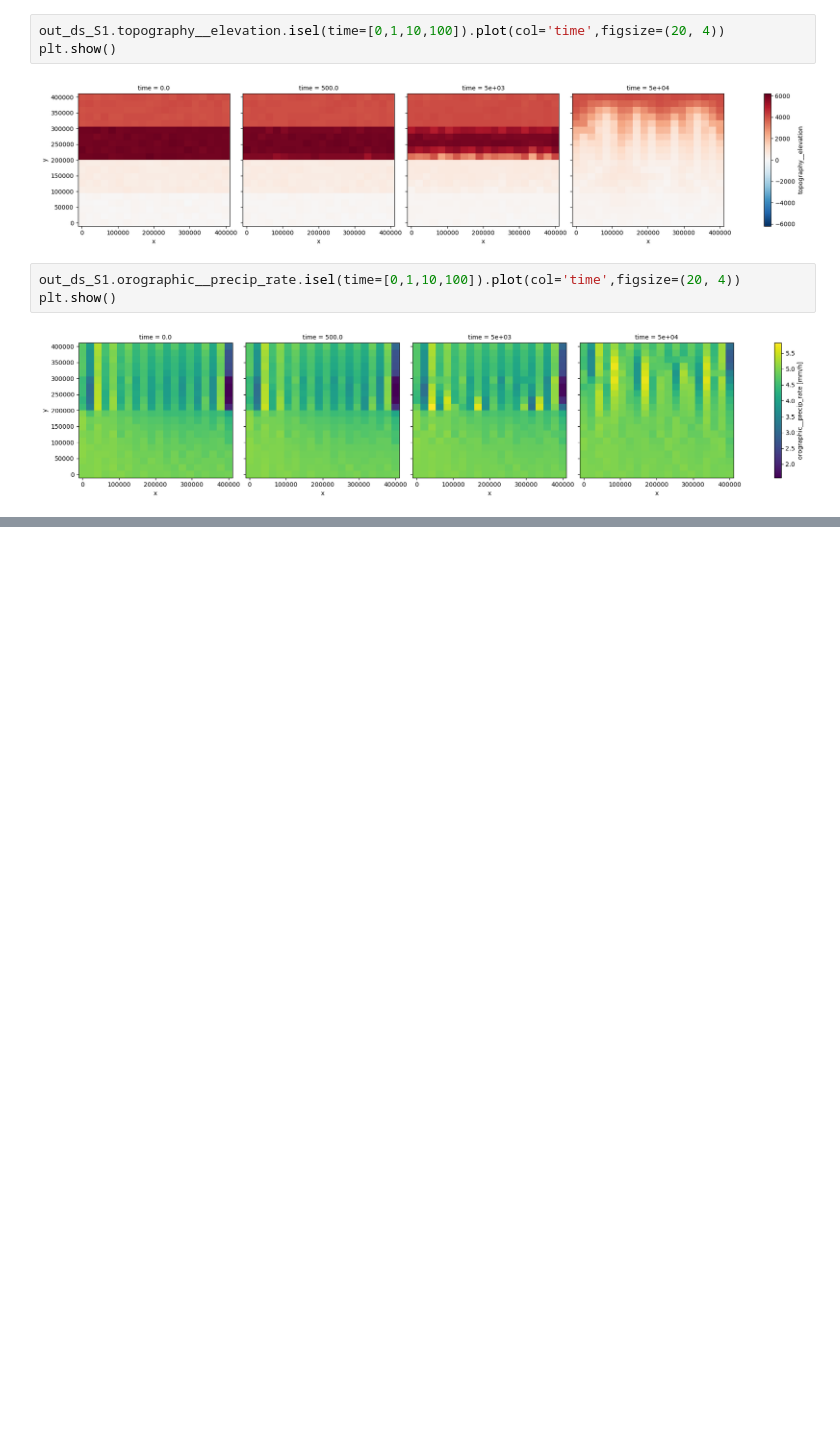
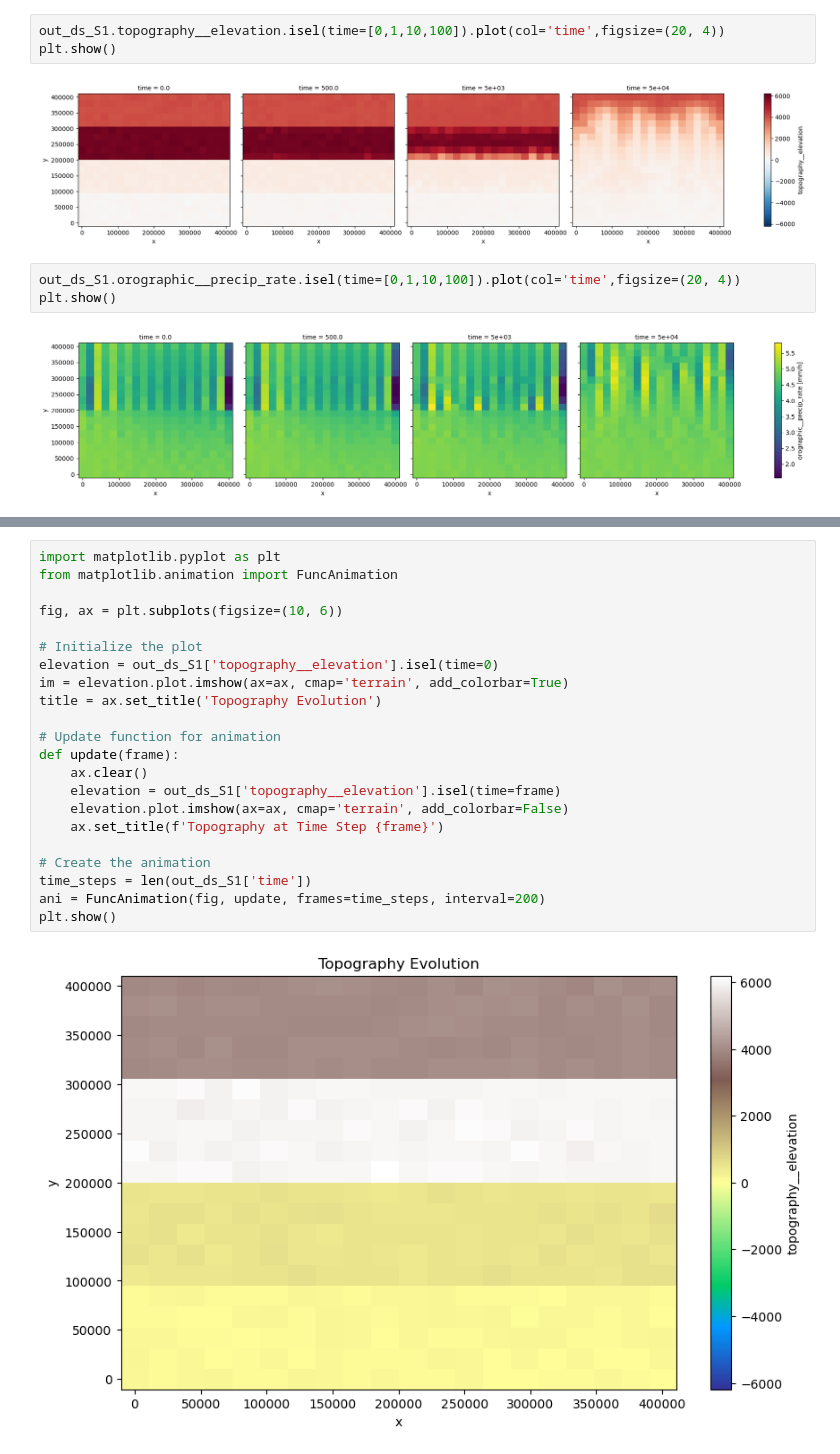
Before and after one commit to Lucas08793/ClimateLandscapeEvolution, a Jupyter notebook: newmountain.ipynb, the cells around one changed output, grey strips where cells are left out. Drawn from its saved outputs; the diff is of its cells as text; blank space fills up the shorter version.

```diff
--- a/newmountain.ipynb
+++ b/newmountain.ipynb
@@ -338,0 +376,24 @@ plt.show()
+# %%
+import matplotlib.pyplot as plt
+from matplotlib.animation import FuncAnimation
+
+fig, ax = plt.subplots(figsize=(10, 6))
+
+# Initialize the plot
+elevation = out_ds_S1['topography__elevation'].isel(time=0)
+im = elevation.plot.imshow(ax=ax, cmap='terrain', add_colorbar=True)
+title = ax.set_title('Topography Evolution')
+
+# Update function for animation
+def update(frame):
+    ax.clear()
+    elevation = out_ds_S1['topography__elevation'].isel(time=frame)
+    elevation.plot.imshow(ax=ax, cmap='terrain', add_colorbar=False)
+    ax.set_title(f'Topography at Time Step {frame}')
+
+# Create the animation
+time_steps = len(out_ds_S1['time'])
+ani = FuncAnimation(fig, update, frames=time_steps, interval=200)
+plt.show()
+# %% [output]
+[figure, added]
```
Also changed, not shown: parts of 7 cells of this notebook.
